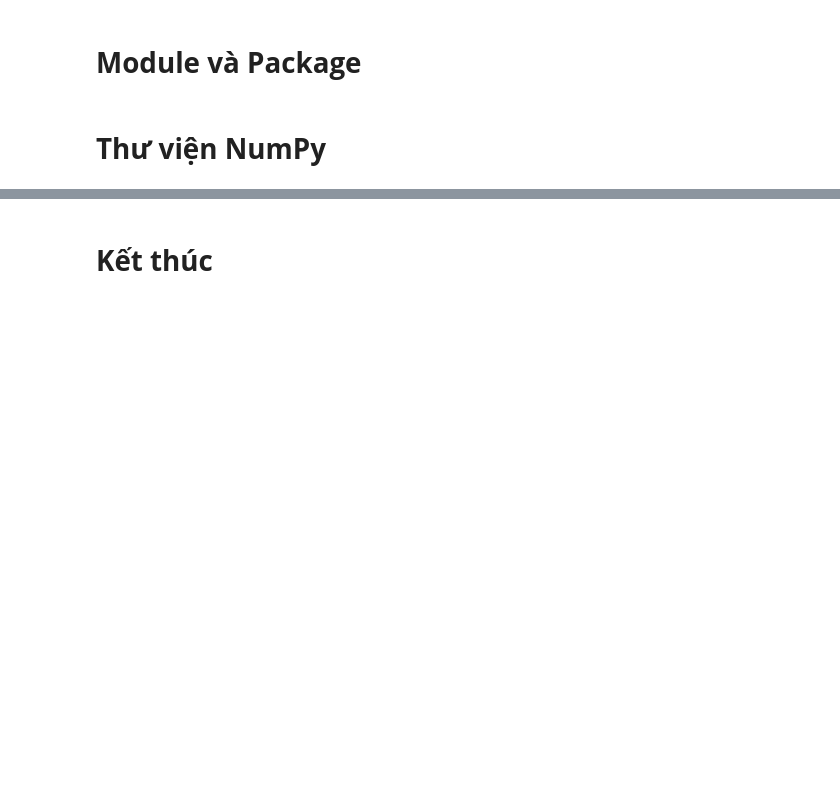
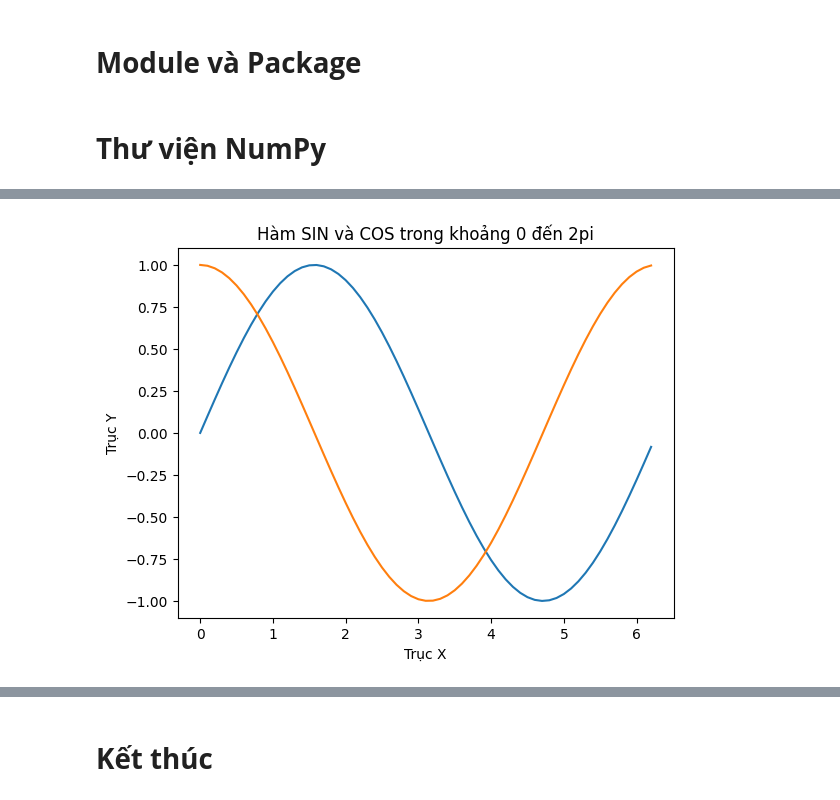
Before and after one commit to chien2734/sgu_data_analyst, a Jupyter notebook: Python_Numpy_Matplotlib_Pandas_code.ipynb, the cells around one changed output, grey strips where cells are left out. Drawn from its saved outputs; the diff is of its cells as text; code cells hidden in the pictures; blank space fills up the shorter version.

```diff
--- a/Python_Numpy_Matplotlib_Pandas_code.ipynb
+++ b/Python_Numpy_Matplotlib_Pandas_code.ipynb
@@ -1059,0 +1462,21 @@ C = array([1, 2, 3]) # ok
+# %%
+#Ví dụ: Vẽ biểu đồ hình sin(xanh) , cos(cam)
+
+import numpy as np # thư viện numpy
+import matplotlib.pyplot as plt # thư viện pyplot
+
+# chia đoạn từ 0 đến 2π thành các đoạn con 0.1
+x = np.arange(0, 2 * np.pi, 0.1)
+# tính sin, cos tương ứng với từng phần tử của x
+y_sin = np.sin(x)
+y_cos = np.cos(x)
+# vẽ biểu đồ tương quan giữa x và y
+plt.plot(x, y_sin)
+plt.plot(x, y_cos)
+# hiển thị biểu đồ
+plt.xlabel('Trục X')
+plt.ylabel('Trục Y')
+plt.title('Hàm SIN và COS trong khoảng 0 đến 2pi')
+plt.show()
+# %% [output]
+[figure, added]
```
Also changed, not shown: parts of 59 cells of this notebook.
